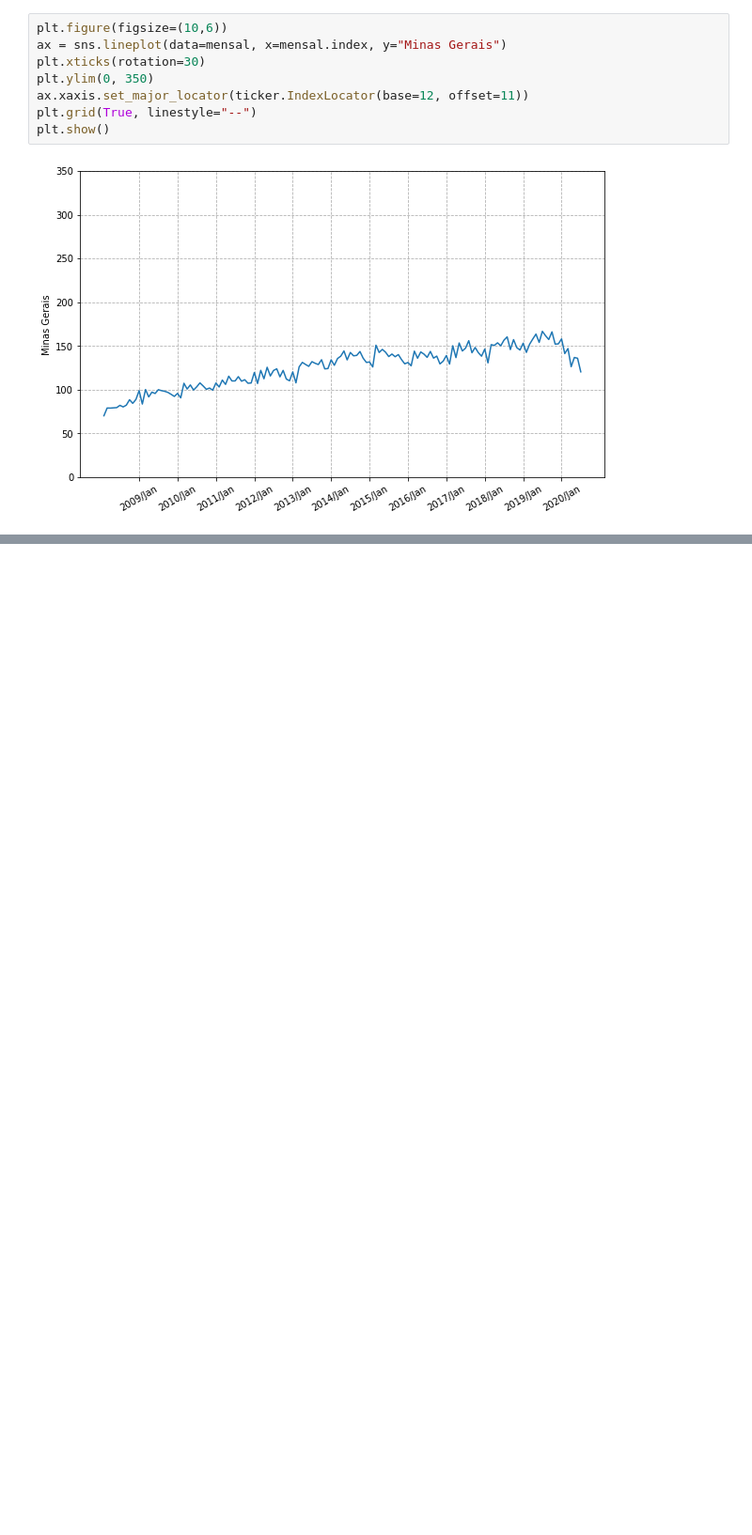
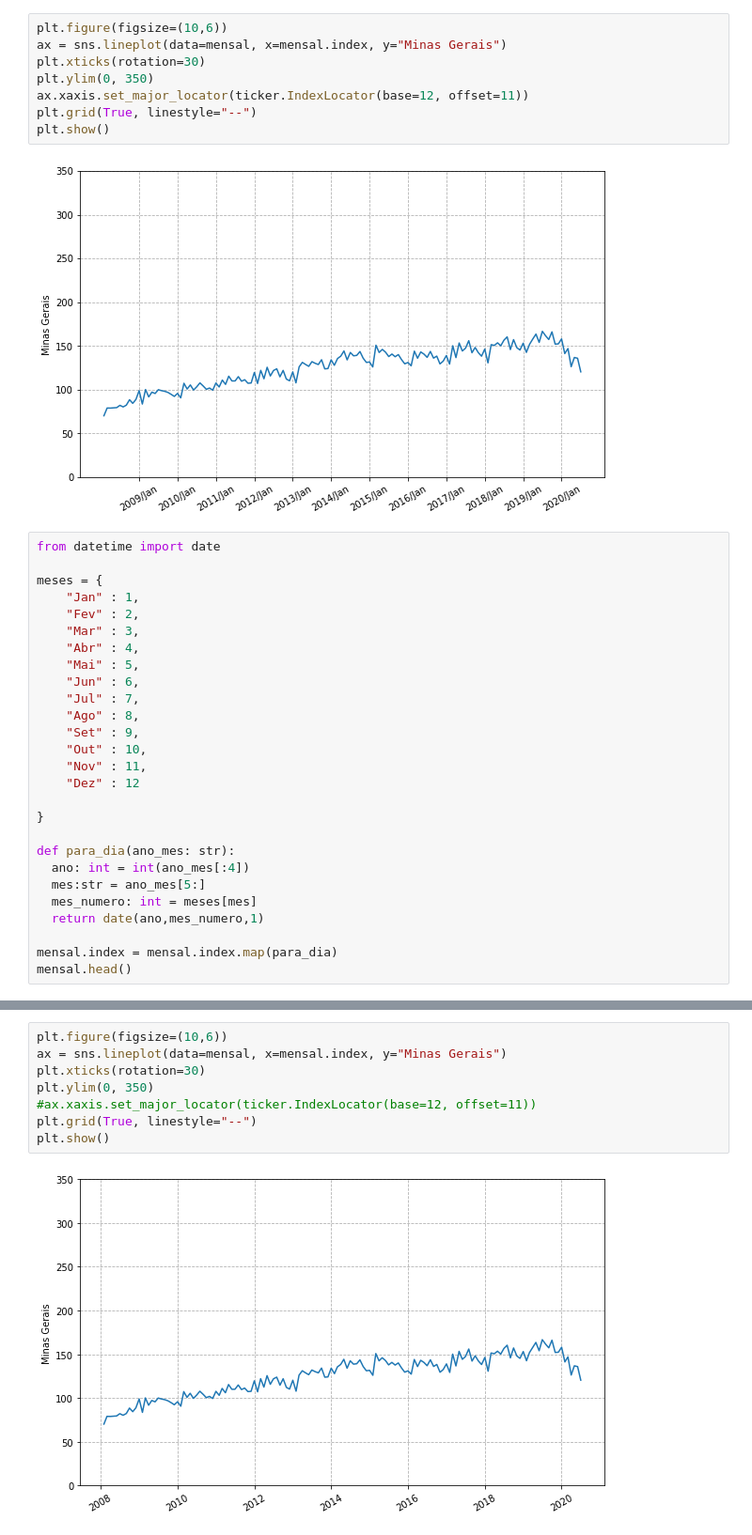
Before and after one commit to p3dr3nriqu3/boocamp_alura, a Jupyter notebook: Bootcamp_Datascience.ipynb, the cells around one changed output, grey strips where cells are left out. Shown at 94% size. Cells and saved outputs as stored; diff of their text form; blank space fills up the shorter version.

```diff
--- a/Bootcamp_Datascience.ipynb
+++ b/Bootcamp_Datascience.ipynb
@@ -785,3 +785,30 @@ plt.grid(True, linestyle="--")
 plt.show()
 # %% [output]
 [figure]
+# %%
+from datetime import date
+
+meses = {
+    "Jan" : 1,
+    "Fev" : 2,
+    "Mar" : 3,
+    "Abr" : 4,
+    "Mai" : 5,
+    "Jun" : 6,
+    "Jul" : 7,
+    "Ago" : 8,
+    "Set" : 9,
+    "Out" : 10,
+    "Nov" : 11,
+    "Dez" : 12
+
+}
+
+def para_dia(ano_mes: str):
+  ano: int = int(ano_mes[:4])
+  mes:str = ano_mes[5:]
+  mes_numero: int = meses[mes]
+  return date(ano,mes_numero,1)
+
+mensal.index = mensal.index.map(para_dia)
+mensal.head()
@@ -787,0 +822,10 @@ plt.show()
+# %%
+plt.figure(figsize=(10,6))
+ax = sns.lineplot(data=mensal, x=mensal.index, y="Minas Gerais")
+plt.xticks(rotation=30)
+plt.ylim(0, 350)
+#ax.xaxis.set_major_locator(ticker.IndexLocator(base=12, offset=11))
+plt.grid(True, linestyle="--")
+plt.show()
+# %% [output]
+[figure, added]
```
Also changed, not shown: parts of 5 cells of this notebook.
